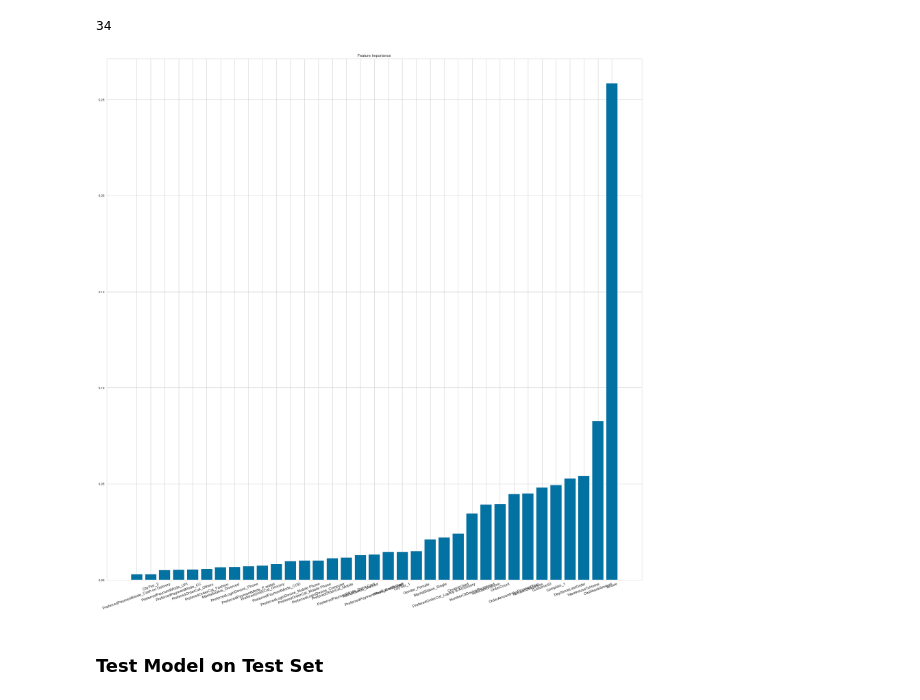
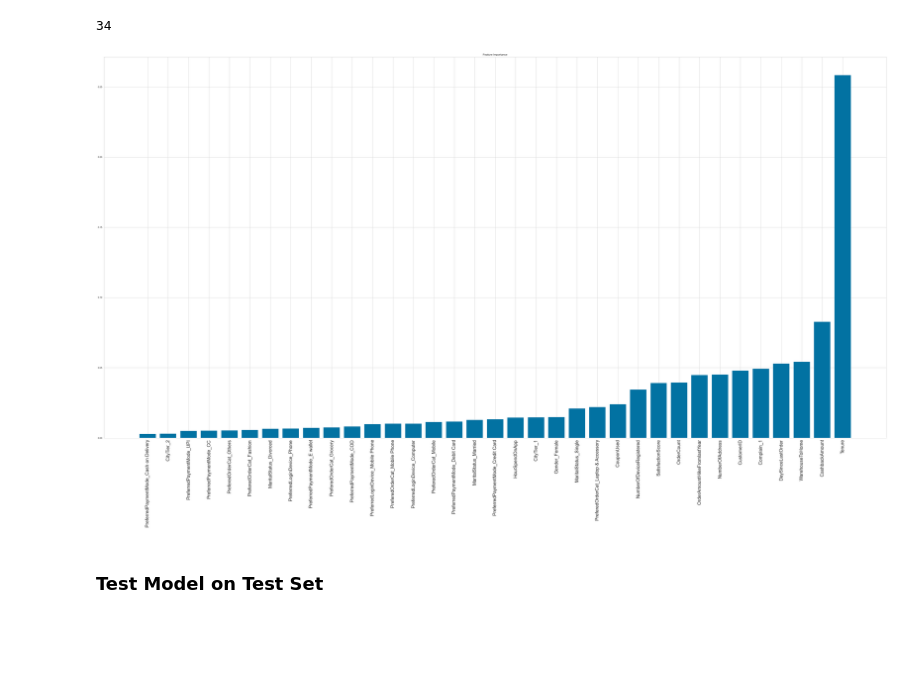
Before and after one commit to McGill-MMA-EnterpriseAnalytics/Churn-Analysis, a Jupyter notebook: Enterprise Group Project - DRAFT.ipynb, the cells around one changed output. Cells and saved outputs as stored; diff of their text form; code cells hidden in the pictures; blank space fills up the shorter version.

```diff
--- a/Enterprise Group Project - DRAFT.ipynb
+++ b/Enterprise Group Project - DRAFT.ipynb
@@ -2136,16 +2136,16 @@ len(X_train_ros.columns)
 # %%
 names = [X_test_ros.columns[i] for i in indices]
 
-plt.figure(figsize=(30, 30))
+plt.figure(figsize=(60, 30))
 plt.bar(range(X_test_ros.shape[1]), importances[indices])
 # Add feature names as x-axis labels
-plt.xticks(range(X_test_ros.shape[1]), names, rotation=20, fontsize = 12)
+plt.xticks(range(X_test_ros.shape[1]), names,rotation=90, fontsize = 20)
 # Create plot title
 plt.title("Feature Importance")
 # Show plot
 plt.show()
 # %% [output]
-[figure, old version]
+[figure, new version]
 # %% [markdown]
 ### Test Model on Test Set
 # %% [markdown]
```
